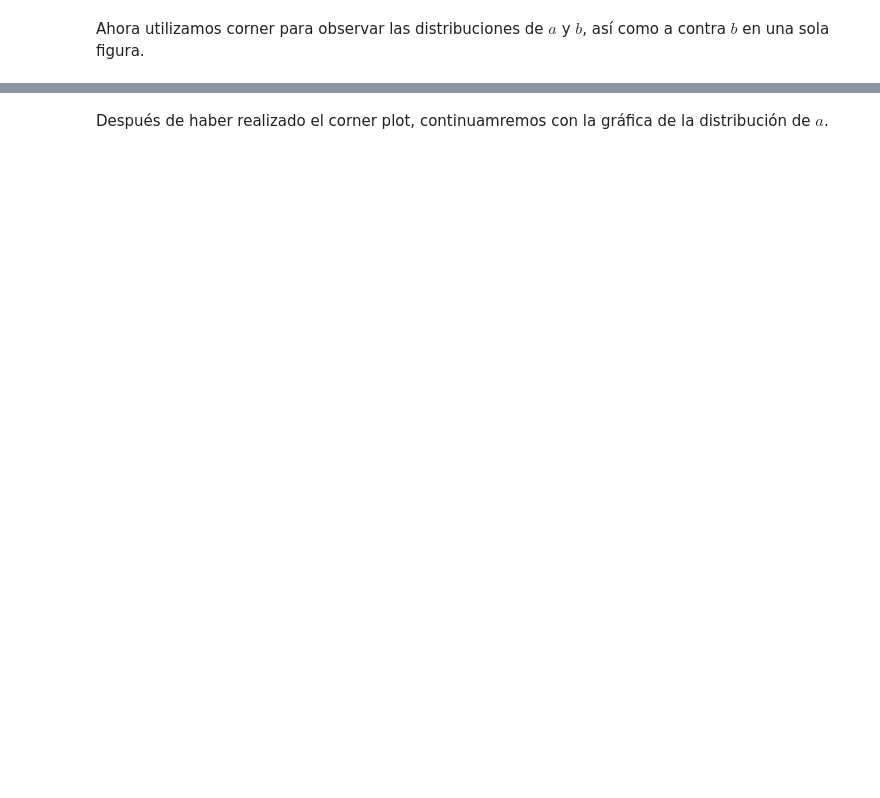
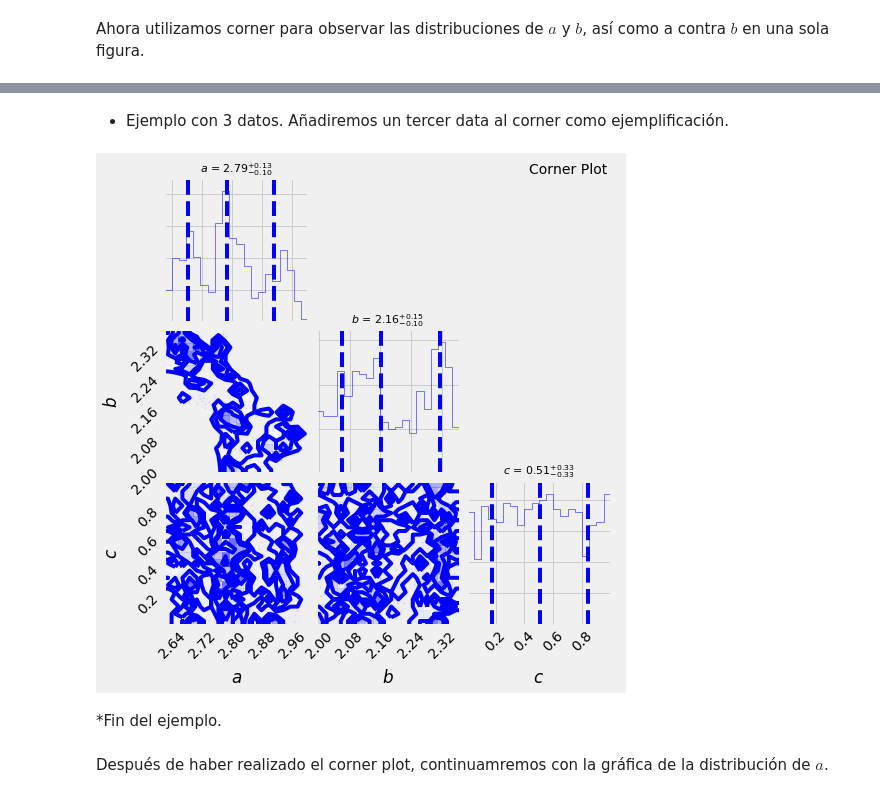
Before and after one commit to DCIDA2019/da2019-anaisabelotodo, a Jupyter notebook: Semana8/Tarea/Tarea8.ipynb, the cells around one changed output, grey strips where cells are left out. Saved outputs shown, nothing was run; the diff lists cells and outputs as text; code cells hidden in the pictures; blank space fills up the shorter version.

```diff
--- a/Semana8/Tarea/Tarea8.ipynb
+++ b/Semana8/Tarea/Tarea8.ipynb
@@ -161,3 +161,25 @@ figure.gca().annotate("Corner Plot",
+# %% [markdown]
+* Ejemplo con 3 datos. Añadiremos un tercer data al corner como ejemplificación.
+# %%
+a_array = np.array(a_sample[1000:2000])
+b_array = np.array(b_sample[1000:2000])
+c_array = np.random.rand(len(a_array))
+
+samples = np.array([a_array, b_array, c_array])
+
+samples = samples.T
+
+figure = corner.corner(samples, color = 'blue',labels=[r"$a$", r"$b$", r"$c$"],
+                       quantiles=[0.16, 0.5, 0.84],
+                       show_titles=True, title_kwargs={"fontsize": 11})
+figure.gca().annotate("Corner Plot",
+                      xy=(1.0, 1.0), xycoords="figure fraction",
+                      xytext=(-20, -10), textcoords="offset points",
+                      ha="right", va="top");
+# %% [output]
+[figure, added]
+# %% [markdown]
+*Fin del ejemplo.
 # %% [markdown]
 Después de haber realizado el corner plot, continuamremos con la gráfica de la distribución de $a$.
 # %%
```
Also changed, not shown: parts of 22 cells of this notebook.
